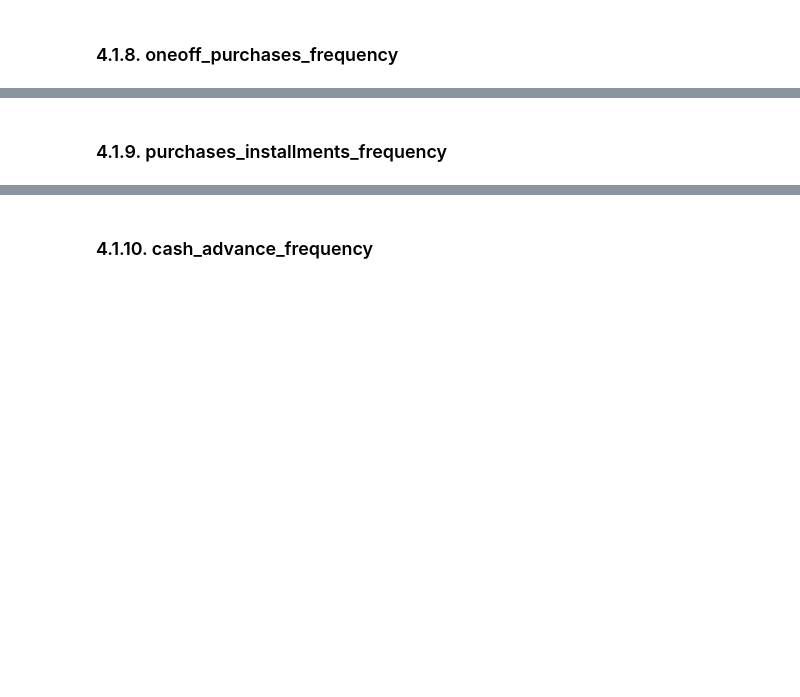
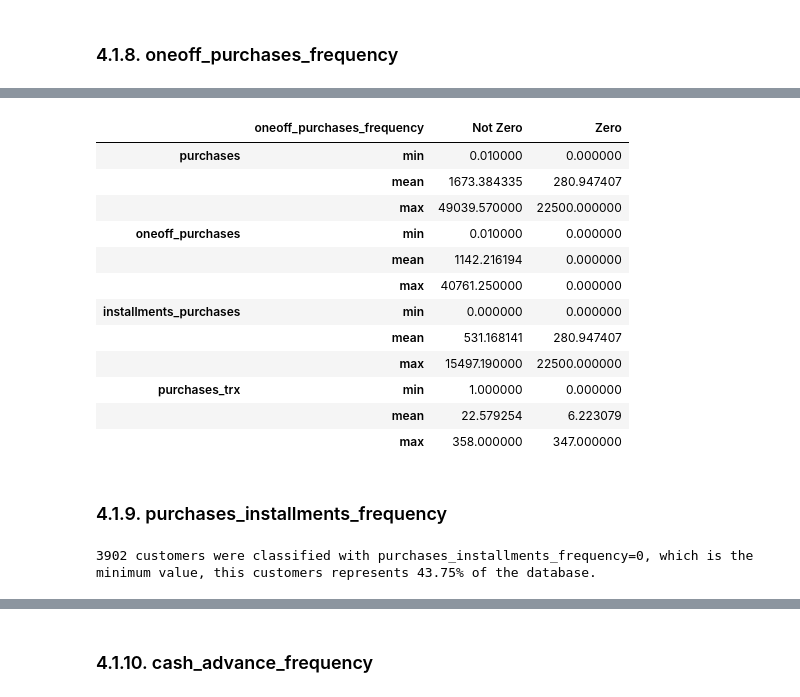
Before and after one commit to Matheus-Homem/international_bank_marketing, a Jupyter notebook: notebooks/c6_clustering_models.ipynb, the cells around one changed output, grey strips where cells are left out. Cells and saved outputs as stored; diff of their text form; code cells hidden in the pictures; blank space fills up the shorter version.

```diff
--- a/notebooks/c6_clustering_models.ipynb
+++ b/notebooks/c6_clustering_models.ipynb
@@ -590,0 +629,3 @@ print(f'{n1} customers were classified with purchases_frequency=1, which is the
+# %%
+oo_purc_freq_gb = df4.groupby(df4['oneoff_purchases_frequency'].apply(lambda x: 'Zero' if x==0 else
+                                                                                'Not Zero'))
@@ -591,2 +645,23 @@ print(f'{n1} customers were classified with purchases_frequency=1, which is the
+# %%
+oo_purc_freq_gb[['purchases','oneoff_purchases','installments_purchases','purchases_trx']].agg(['min','mean','max']).T
+# %% [output]
+|  | oneoff_purchases_frequency | Not Zero | Zero |
+| purchases | min | 0.010000 | 0.000000 |
+|  | mean | 1673.384335 | 280.947407 |
+|  | max | 49039.570000 | 22500.000000 |
+| oneoff_purchases | min | 0.010000 | 0.000000 |
+|  | mean | 1142.216194 | 0.000000 |
+|  | max | 40761.250000 | 0.000000 |
+| installments_purchases | min | 0.000000 | 0.000000 |
+|  | mean | 531.168141 | 280.947407 |
+|  | max | 15497.190000 | 22500.000000 |
+| purchases_trx | min | 1.000000 | 0.000000 |
+|  | mean | 22.579254 | 6.223079 |
+|  | max | 358.000000 | 347.000000 |
 # %% [markdown]
 ### 4.1.9. purchases_installments_frequency
+# %%
+n0 = df4[df4['purchases_installments_frequency']==0].shape[0]
+print(f'{n0} customers were classified with purchases_installments_frequency=0, which is the minimum value, this customers represents {round(n0/df4.shape[0]*100,2)}% of the database.')
+# %% [output]
+3902 customers were classified with purchases_installments_frequency=0, which is the minimum value, this customers represents 43.75% of the database.
```
Also changed, not shown: parts of 34 cells of this notebook.
